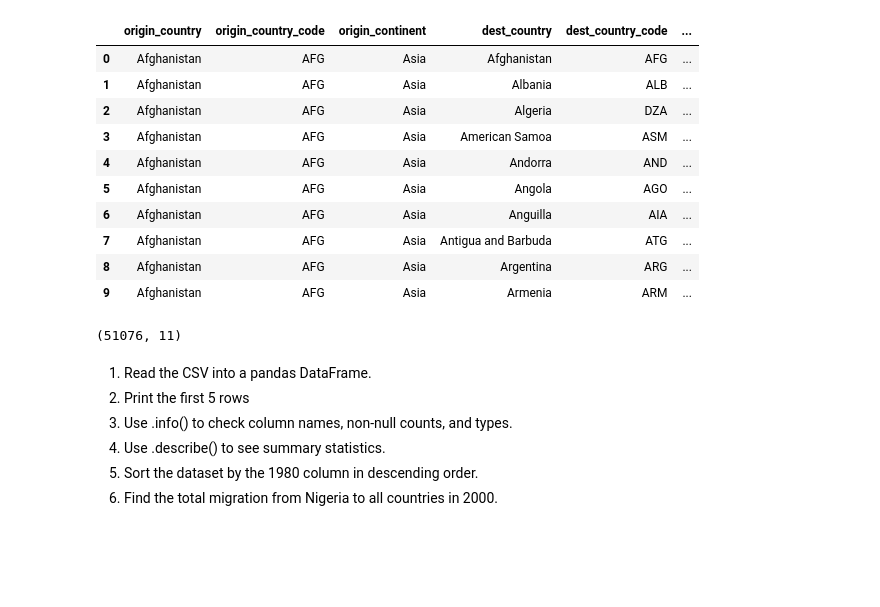
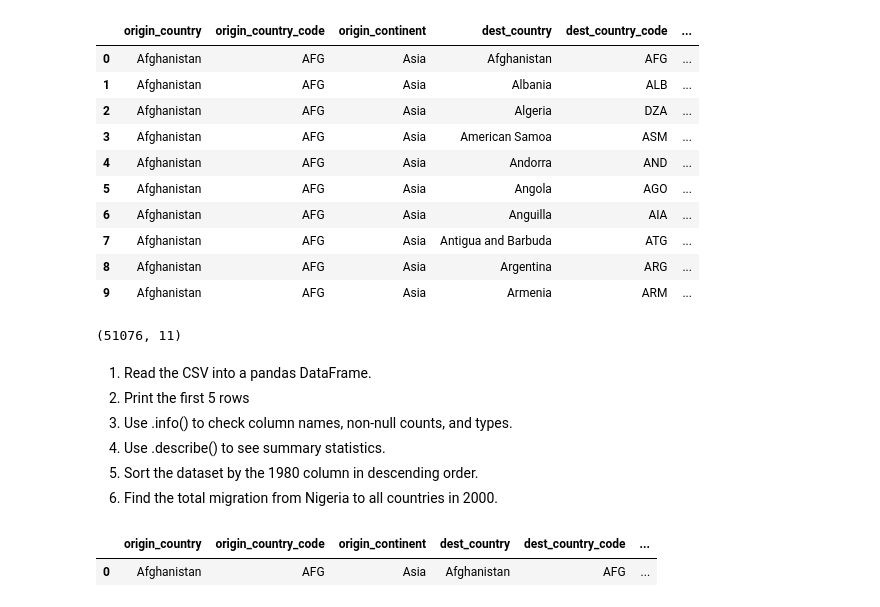
Before and after one commit to lekez2005/naijacoder-2025, a Jupyter notebook: day6.ipynb, the cells around one changed output. Cells and saved outputs as stored; diff of their text form; code cells hidden in the pictures; blank space fills up the shorter version.

```diff
--- a/day6.ipynb
+++ b/day6.ipynb
@@ -254,0 +260,5 @@ df.isnull().sum()
+# %%
+df.head(5)
+# %% [output]
+|  | origin_country | origin_country_code | origin_continent | dest_country | dest_country_code | ... |
+| 0 | Afghanistan | AFG | Asia | Afghanistan | AFG | ... |
```
Also changed, not shown: parts of 5 cells of this notebook.
